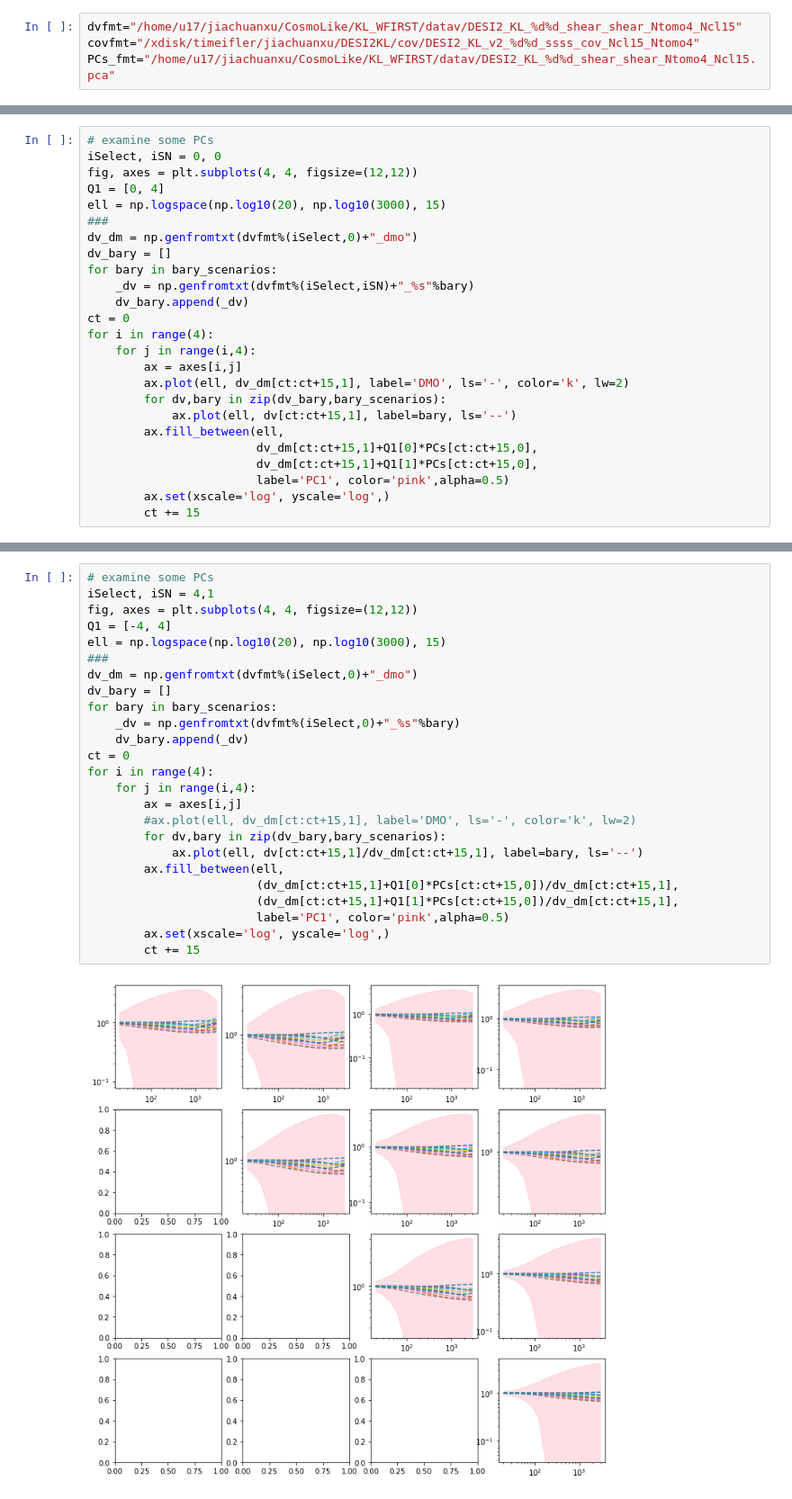
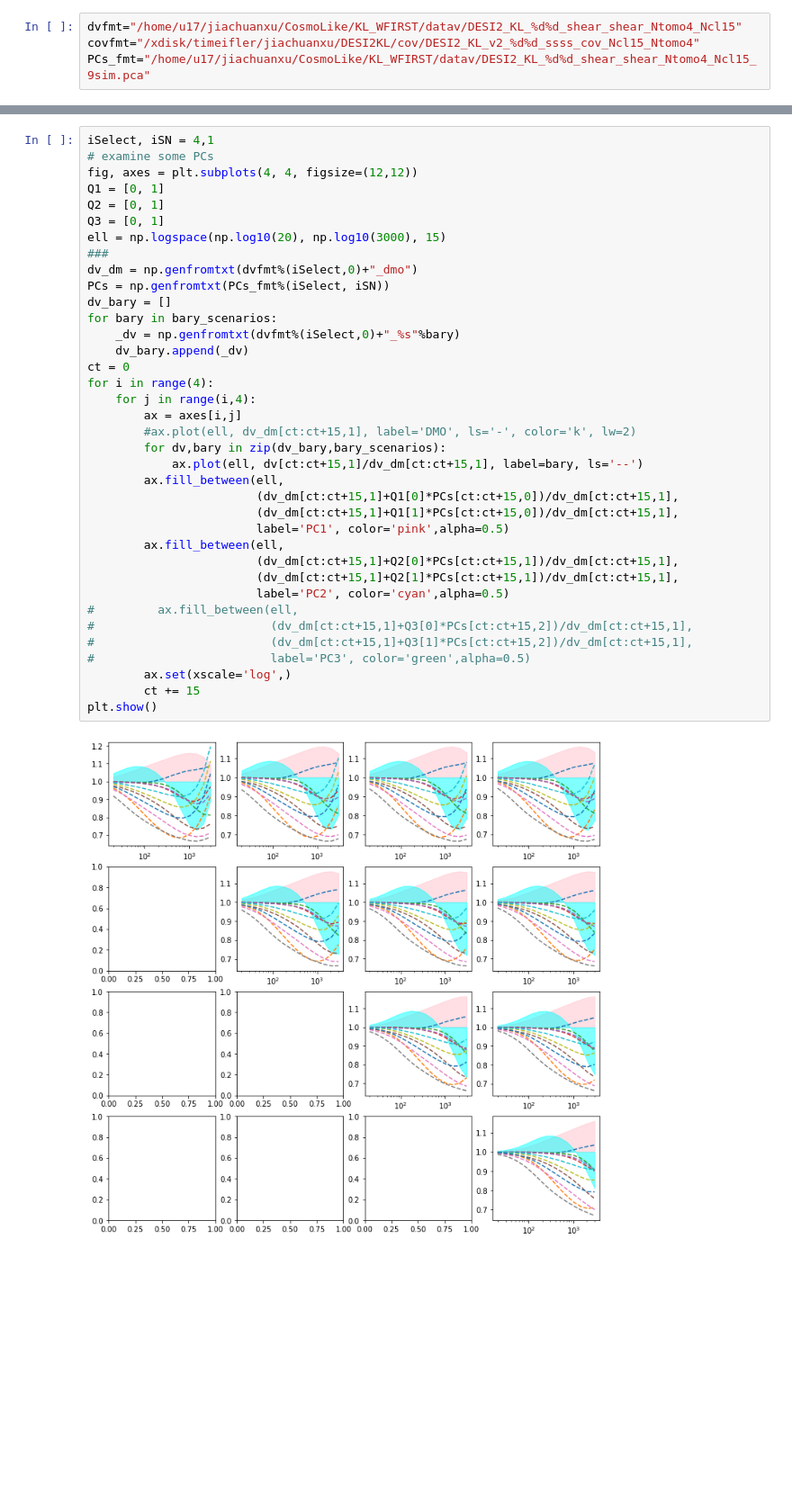
Before and after one commit to CosmoLike/KL_Roman, a Jupyter notebook: GeneratePCs.ipynb, the cells around one changed output, grey strips where cells are left out. Shown at 90% size. Drawn from its saved outputs; the diff is of its cells as text; blank space fills up the shorter version.

```diff
--- a/GeneratePCs.ipynb
+++ b/GeneratePCs.ipynb
@@ -56,7 +83,7 @@ def generate_baryonic_PCA(cov_fn, data_vector_fmt, PCs_fn, write=False):
 # %%
 dvfmt="/home/u17/jiachuanxu/CosmoLike/KL_WFIRST/datav/DESI2_KL_%d%d_shear_shear_Ntomo4_Ncl15"
 covfmt="/xdisk/timeifler/jiachuanxu/DESI2KL/cov/DESI2_KL_v2_%d%d_ssss_cov_Ncl15_Ntomo4"
-PCs_fmt="/home/u17/jiachuanxu/CosmoLike/KL_WFIRST/datav/DESI2_KL_%d%d_shear_shear_Ntomo4_Ncl15.pca"
+PCs_fmt="/home/u17/jiachuanxu/CosmoLike/KL_WFIRST/datav/DESI2_KL_%d%d_shear_shear_Ntomo4_Ncl15_9sim.pca"
 # %%
 for i in range(6): # target selection
     for j in range(6): # shape noise (different weights)
@@ -91,25 +299,0 @@ for i in range(4):
-# %%
-# examine some PCs
-iSelect, iSN = 0, 0
-fig, axes = plt.subplots(4, 4, figsize=(12,12))
-Q1 = [0, 4]
-ell = np.logspace(np.log10(20), np.log10(3000), 15)
-###
-dv_dm = np.genfromtxt(dvfmt%(iSelect,0)+"_dmo")
-dv_bary = []
-for bary in bary_scenarios:
-    _dv = np.genfromtxt(dvfmt%(iSelect,iSN)+"_%s"%bary)
-    dv_bary.append(_dv)
-ct = 0
-for i in range(4):
-    for j in range(i,4):
-        ax = axes[i,j]
-        ax.plot(ell, dv_dm[ct:ct+15,1], label='DMO', ls='-', color='k', lw=2)
-        for dv,bary in zip(dv_bary,bary_scenarios):
-            ax.plot(ell, dv[ct:ct+15,1], label=bary, ls='--')
-        ax.fill_between(ell,
-                        dv_dm[ct:ct+15,1]+Q1[0]*PCs[ct:ct+15,0],
-                        dv_dm[ct:ct+15,1]+Q1[1]*PCs[ct:ct+15,0],
-                        label='PC1', color='pink',alpha=0.5)
-        ax.set(xscale='log', yscale='log',)
-        ct += 15
@@ -121,27 +300,39 @@ array([  20.        ,   28.60652374,   40.91666002,   58.52417031,
 # %%
+iSelect, iSN = 4,1
 # examine some PCs
-iSelect, iSN = 4,1
 fig, axes = plt.subplots(4, 4, figsize=(12,12))
-Q1 = [-4, 4]
+Q1 = [0, 1]
+Q2 = [0, 1]
+Q3 = [0, 1]
 ell = np.logspace(np.log10(20), np.log10(3000), 15)
 ###
 dv_dm = np.genfromtxt(dvfmt%(iSelect,0)+"_dmo")
+PCs = np.genfromtxt(PCs_fmt%(iSelect, iSN))
 dv_bary = []
 for bary in bary_scenarios:
     _dv = np.genfromtxt(dvfmt%(iSelect,0)+"_%s"%bary)
     dv_bary.append(_dv)
 ct = 0
 for i in range(4):
     for j in range(i,4):
         ax = axes[i,j]
         #ax.plot(ell, dv_dm[ct:ct+15,1], label='DMO', ls='-', color='k', lw=2)
         for dv,bary in zip(dv_bary,bary_scenarios):
             ax.plot(ell, dv[ct:ct+15,1]/dv_dm[ct:ct+15,1], label=bary, ls='--')
         ax.fill_between(ell,
                         (dv_dm[ct:ct+15,1]+Q1[0]*PCs[ct:ct+15,0])/dv_dm[ct:ct+15,1],
                         (dv_dm[ct:ct+15,1]+Q1[1]*PCs[ct:ct+15,0])/dv_dm[ct:ct+15,1],
                         label='PC1', color='pink',alpha=0.5)
-        ax.set(xscale='log', yscale='log',)
+        ax.fill_between(ell,
+                        (dv_dm[ct:ct+15,1]+Q2[0]*PCs[ct:ct+15,1])/dv_dm[ct:ct+15,1],
+                        (dv_dm[ct:ct+15,1]+Q2[1]*PCs[ct:ct+15,1])/dv_dm[ct:ct+15,1],
+                        label='PC2', color='cyan',alpha=0.5)
+#         ax.fill_between(ell,
+#                         (dv_dm[ct:ct+15,1]+Q3[0]*PCs[ct:ct+15,2])/dv_dm[ct:ct+15,1],
+#                         (dv_dm[ct:ct+15,1]+Q3[1]*PCs[ct:ct+15,2])/dv_dm[ct:ct+15,1],
+#                         label='PC3', color='green',alpha=0.5)
+        ax.set(xscale='log',)
         ct += 15
+plt.show()
 # %% [output]
-[figure, old version]
+[figure, new version]
```
Also changed, not shown: parts of 9 cells of this notebook, 3 other files.
